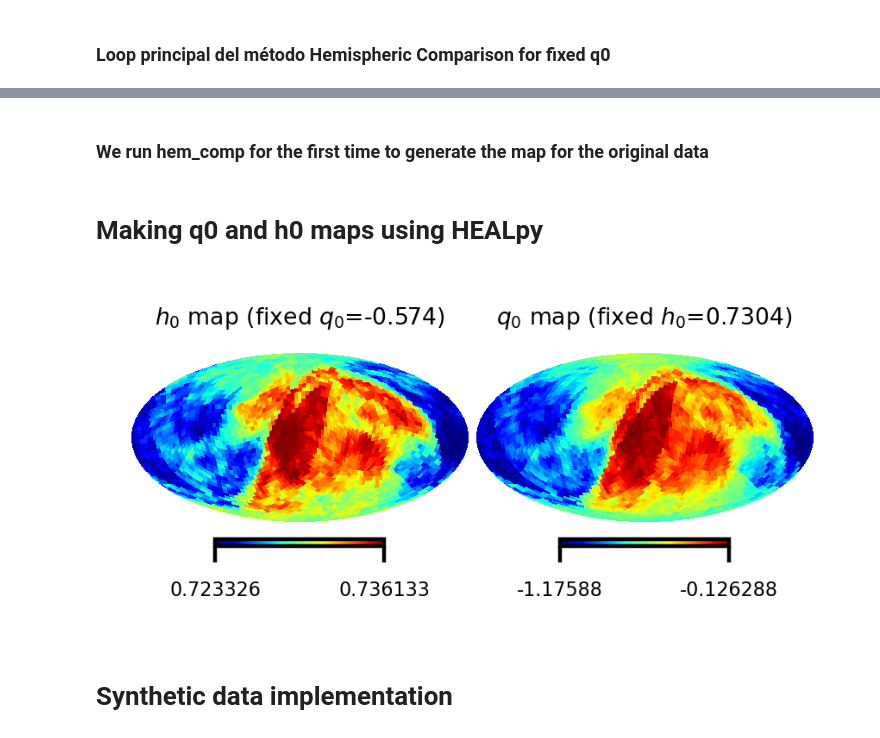
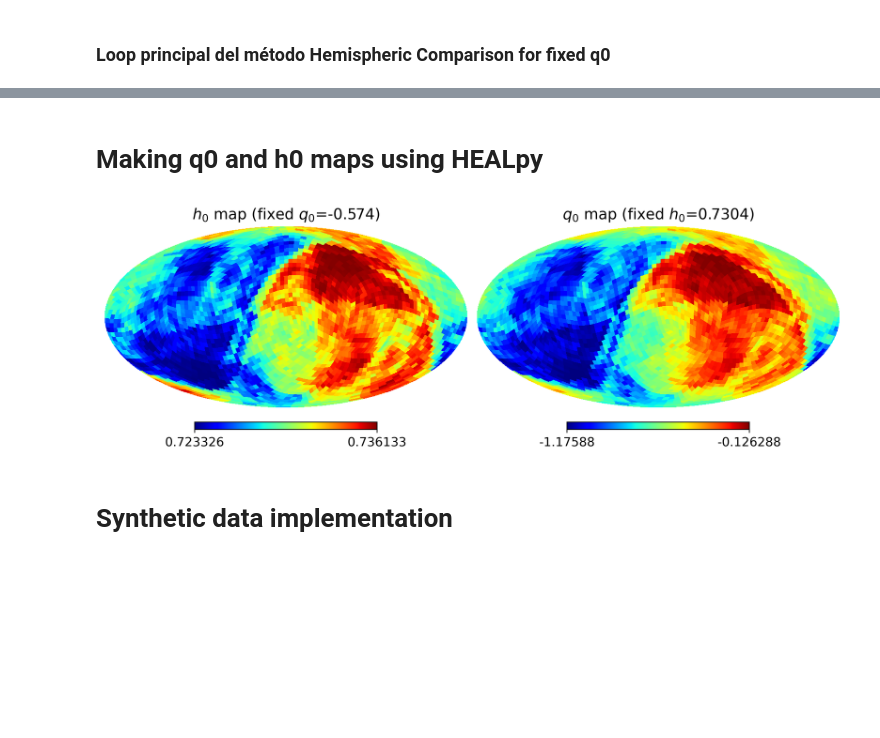
Before and after one commit to leoriohub/cosmographic_analysis, a Jupyter notebook: main.ipynb, the cells around one changed output, grey strips where cells are left out. Saved outputs shown, nothing was run; the diff lists cells and outputs as text; code cells hidden in the pictures; blank space fills up the shorter version.

```diff
--- a/main.ipynb
+++ b/main.ipynb
@@ -23,11 +23,12 @@ rcParams["font.size"] = 18
 #### **repetitions** is the number of times hem_comp will be run (for testinf purposesm try for 5 repetitions)
 # %%
 pts = hp.nside2npix(16)  # Resolution for Nside = 16
-# h0f = 0.678 # fiducial value of h0 for planck
+h0f = 0.678  # fiducial value of h0 for planck
 q0f = -0.574
-h0f = 0.7304  # fiducial value of h0 for pantheon+
+# h0f = 0.7304  # fiducial value of h0 for pantheon+
 zup = 0.1  # upper limit of the redshift range
 zdown = 0.0  # lower limit of the redshift range0
+repetitions = 500
 prefix_name = '[SH0ES_CALIB][HEALPIX]'  # This is for file naming purposes
 # %%
 loc_lcparam = 'datos/Pantheon+SH0ES.dat.txt'
@@ -122,4 +117,4 @@ q0_err = np.concatenate((q0u_err, q0d_err))
 
 # convert the directions of axes into spherical coordinates
 theta = np.arccos(hdirs[:, 2])
-phi = np.radians(180) - np.arctan2(hdirs[:, 1], hdirs[:, 0])
+phi = np.radians(90) - np.arctan2(hdirs[:, 1], hdirs[:, 0])
@@ -172,30 +148,29 @@ map_statistics(h0, q0, delta_h0_data_max, delta_q0_data_max)
-# %% [markdown]
-### We run hem_comp for the first time to generate the map for the original data
 # %% [markdown]
 # Making q0 and h0 maps using HEALpy
 # %%
 rcParams["savefig.dpi"] = 400
 rcParams["figure.dpi"] = 400
-rcParams["font.size"] = 4
+rcParams["font.size"] = 12
 # %%
 from generate_map import generate_map
 
 # Maps are generated by the function generate_map which is defined in generate_map.py
 h0map, q0map = generate_map(nside, theta, phi, h0, q0, h0f, q0f)
 
 # Plot the generated maps side by side
-plt.figure(figsize=(2, 1))
+plt.figure(figsize=(10, 3.7))
 
 hp.mollview(h0map, coord="cg", title=rf'$h_0$ map (fixed $q_0$={q0f})', unit='', notext=True, norm='hist', cmap='jet',
             min=min(h0), max=max(h0), fig=1, sub=(1, 2, 1))
 hp.mollview(q0map, coord="cg", title=rf'$q_0$ map (fixed $h_0$={h0f})', unit='', notext=True, norm='hist', cmap='jet',
             min=min(q0), max=max(q0), fig=1, sub=(1, 2, 2))
 
-# plt.savefig(f'figures/{prefix_name}[NO_SM](hf={h0f}_qf={q0f})({zup}>z>{zdown})({npix})map.png')
+map_filename = f'figures/{prefix_name}[NO_SM](hf={h0f}_qf={q0f})({zup}>z>{zdown}).png'
 
+plt.savefig(map_filename)
 plt.show()
 # %% [output]
-[figure, old version]
+[figure, new version]
 # %% [markdown]
 # Synthetic data implementation
 # %% [markdown]
```
Also changed, not shown: parts of 34 cells of this notebook.
